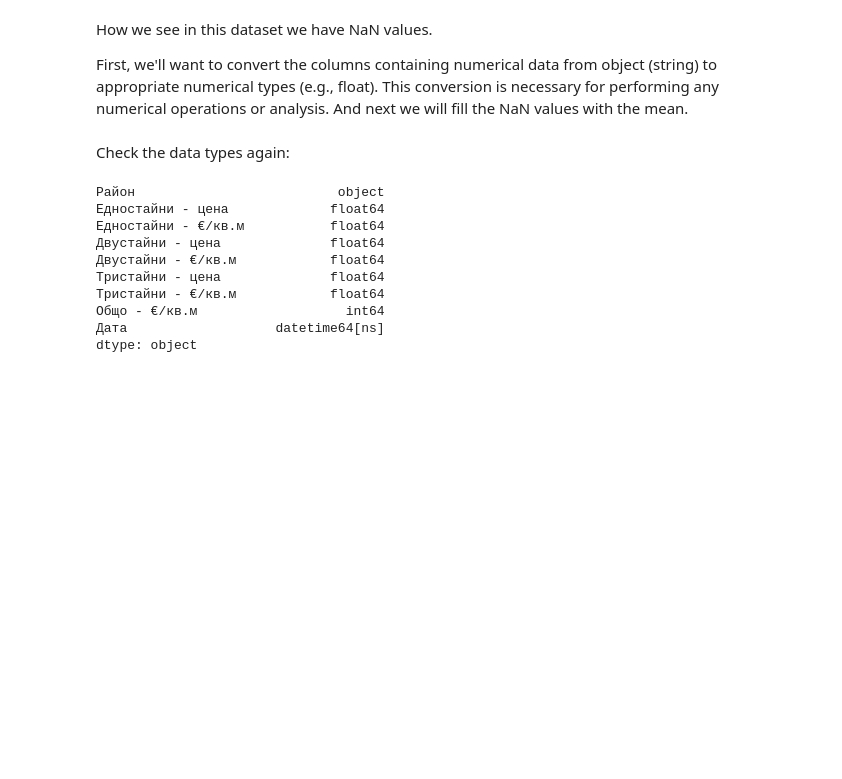
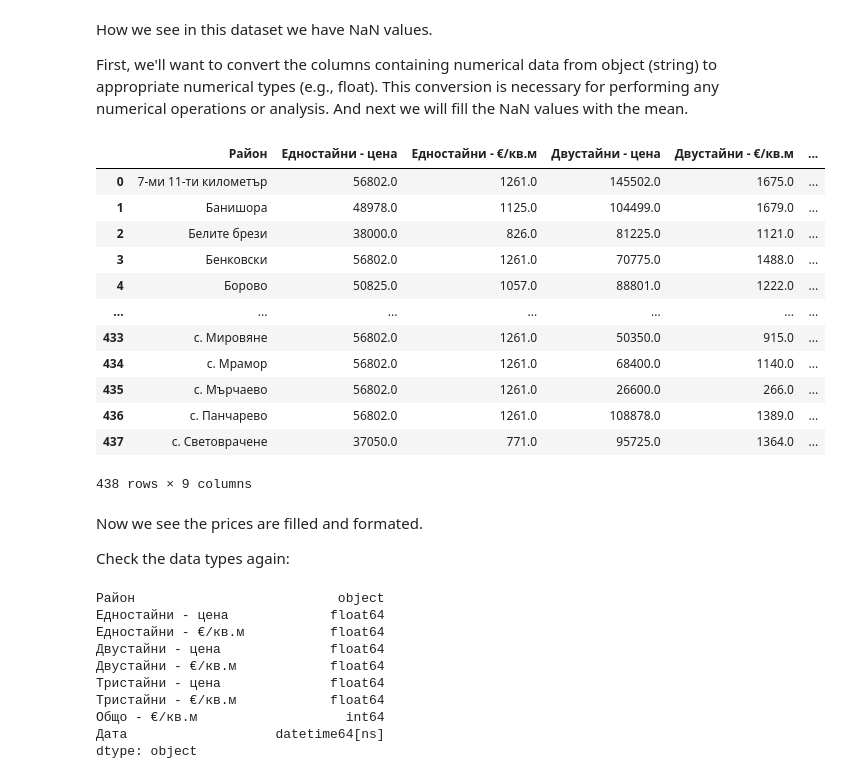
Before and after one commit to GalkaKG/Predicting-Sofia-Real-Estate-Prices, a Jupyter notebook: Predicting Sofia Real Estate Prices.ipynb, the cells around one changed output. Cells and saved outputs as stored; diff of their text form; code cells hidden in the pictures; blank space fills up the shorter version.

```diff
--- a/Predicting Sofia Real Estate Prices.ipynb
+++ b/Predicting Sofia Real Estate Prices.ipynb
@@ -327,5 +320,23 @@ def convert_dtypes(df, numeric_columns):
 second_df = convert_dtypes(second_df, numeric_columns)
+# %%
+second_df
+# %% [output]
+|  | Район | Едностайни - цена | Едностайни - €/кв.м | Двустайни - цена | Двустайни - €/кв.м | ... |
+| 0 | 7-ми 11-ти километър | 56802.0 | 1261.0 | 145502.0 | 1675.0 | ... |
+| 1 | Банишора | 48978.0 | 1125.0 | 104499.0 | 1679.0 | ... |
+| 2 | Белите брези | 38000.0 | 826.0 | 81225.0 | 1121.0 | ... |
+| 3 | Бенковски | 56802.0 | 1261.0 | 70775.0 | 1488.0 | ... |
+| 4 | Борово | 50825.0 | 1057.0 | 88801.0 | 1222.0 | ... |
+| ... | ... | ... | ... | ... | ... | ... |
+| 433 | с. Мировяне | 56802.0 | 1261.0 | 50350.0 | 915.0 | ... |
+| 434 | с. Мрамор | 56802.0 | 1261.0 | 68400.0 | 1140.0 | ... |
+| 435 | с. Мърчаево | 56802.0 | 1261.0 | 26600.0 | 266.0 | ... |
+| 436 | с. Панчарево | 56802.0 | 1261.0 | 108878.0 | 1389.0 | ... |
+| 437 | с. Световрачене | 37050.0 | 771.0 | 95725.0 | 1364.0 | ... |
+438 rows × 9 columns
 # %% [markdown]
+Now we see the prices are filled and formated.
+
 Check the data types again:
 # %%
 second_df.dtypes
```
Also changed, not shown: parts of 17 cells of this notebook.
